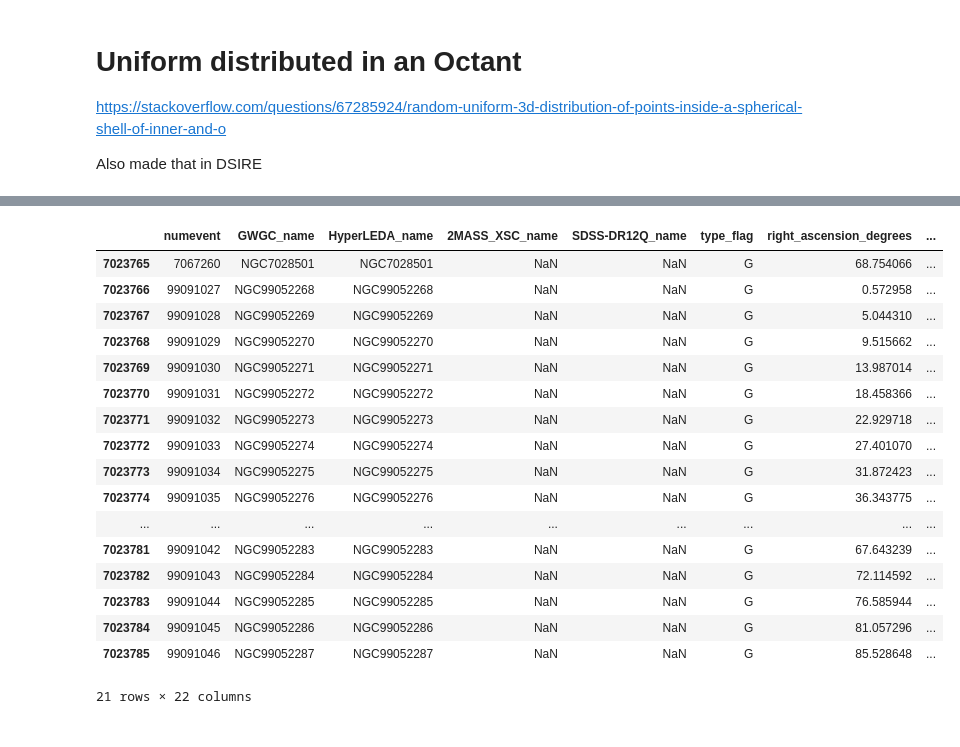
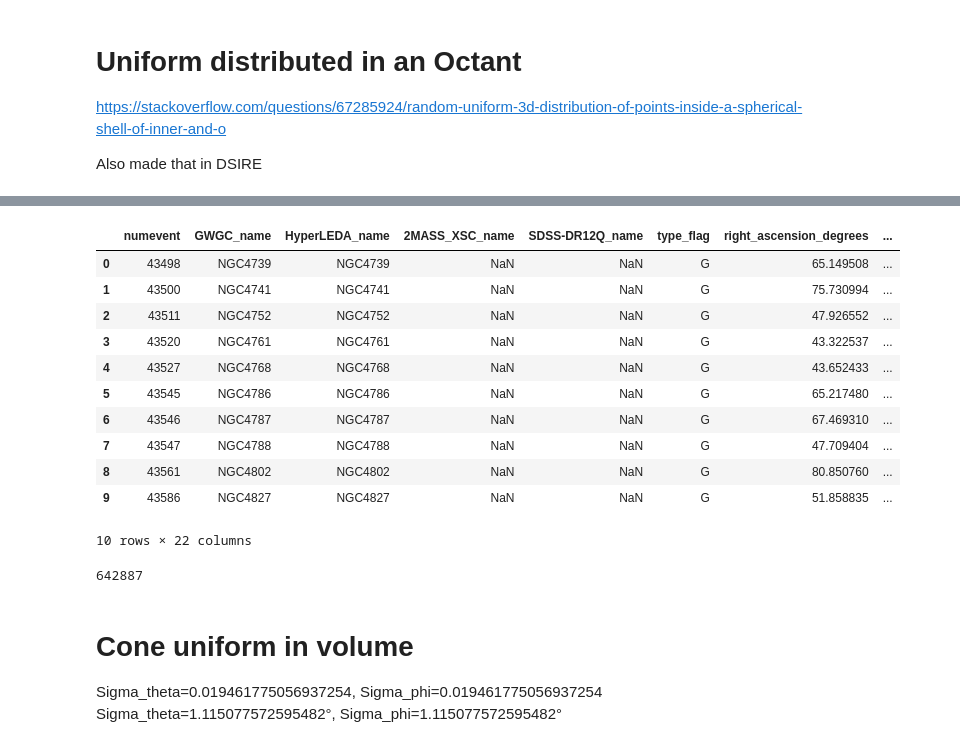
Before and after one commit to RCianca/DarkSirensStat, a Jupyter notebook: ProxyGenerator/GLADE-inator.ipynb, the cells around one changed output, grey strips where cells are left out. Saved outputs shown, nothing was run; the diff lists cells and outputs as text; code cells hidden in the pictures.

Commit message:
commit buffer: automatic placer DS and Host

```diff
--- a/ProxyGenerator/GLADE-inator.ipynb
+++ b/ProxyGenerator/GLADE-inator.ipynb
@@ -1299,7 +1320,7 @@ colnames=['numevent','GWGC_name','HyperLEDA_name','2MASS_XSC_name','SDSS-DR12Q_n
           ]
 tmp_host.columns=colnames
 # %%
-tmp_volume = pd.read_csv('GLADE_flagship_volume.txt', sep=" ", header=None, low_memory=False)
+tmp_volume = pd.read_csv('GLADE_flagship_volume_cone14.txt', sep=" ", header=None, low_memory=False)
 #print(df[20])#pandas lavora al contrario ossia [colonna][riga]
 colnames=['numevent','GWGC_name','HyperLEDA_name','2MASS_XSC_name','SDSS-DR12Q_name','type_flag','right_ascension_degrees',
           'declination_degrees','dl','err_lum_dist','z','app_B_mag','err_app_B_mag','abs_B_mag','app_J_mag',
@@ -1307,25 +1328,19 @@ colnames=['numevent','GWGC_name','HyperLEDA_name','2MASS_XSC_name','SDSS-DR12Q_n
           ]
 tmp_volume.columns=colnames
 # %%
-tmp_volume=tmp_volume.append(tmp_host, ignore_index=True)
-tmp_volume.tail(21)
+#tmp_volume=tmp_volume.append(tmp_host, ignore_index=True)
+tmp_volume.head(10)
 # %% [output]
 |  | numevent | GWGC_name | HyperLEDA_name | 2MASS_XSC_name | SDSS-DR12Q_name | type_flag | right_ascension_degrees | ... |
-| 7023765 | 7067260 | NGC7028501 | NGC7028501 | NaN | NaN | G | 68.754066 | ... |
-| 7023766 | 99091027 | NGC99052268 | NGC99052268 | NaN | NaN | G | 0.572958 | ... |
-| 7023767 | 99091028 | NGC99052269 | NGC99052269 | NaN | NaN | G | 5.044310 | ... |
-| 7023768 | 99091029 | NGC99052270 | NGC99052270 | NaN | NaN | G | 9.515662 | ... |
-| 7023769 | 99091030 | NGC99052271 | NGC99052271 | NaN | NaN | G | 13.987014 | ... |
-| 7023770 | 99091031 | NGC99052272 | NGC99052272 | NaN | NaN | G | 18.458366 | ... |
-| 7023771 | 99091032 | NGC99052273 | NGC99052273 | NaN | NaN | G | 22.929718 | ... |
-| 7023772 | 99091033 | NGC99052274 | NGC99052274 | NaN | NaN | G | 27.401070 | ... |
-| 7023773 | 99091034 | NGC99052275 | NGC99052275 | NaN | NaN | G | 31.872423 | ... |
-| 7023774 | 99091035 | NGC99052276 | NGC99052276 | NaN | NaN | G | 36.343775 | ... |
-| ... | ... | ... | ... | ... | ... | ... | ... | ... |
-| 7023781 | 99091042 | NGC99052283 | NGC99052283 | NaN | NaN | G | 67.643239 | ... |
-| 7023782 | 99091043 | NGC99052284 | NGC99052284 | NaN | NaN | G | 72.114592 | ... |
-| 7023783 | 99091044 | NGC99052285 | NGC99052285 | NaN | NaN | G | 76.585944 | ... |
-| 7023784 | 99091045 | NGC99052286 | NGC99052286 | NaN | NaN | G | 81.057296 | ... |
-| 7023785 | 99091046 | NGC99052287 | NGC99052287 | NaN | NaN | G | 85.528648 | ... |
+| 0 | 43498 | NGC4739 | NGC4739 | NaN | NaN | G | 65.149508 | ... |
+| 1 | 43500 | NGC4741 | NGC4741 | NaN | NaN | G | 75.730994 | ... |
+| 2 | 43511 | NGC4752 | NGC4752 | NaN | NaN | G | 47.926552 | ... |
+| 3 | 43520 | NGC4761 | NGC4761 | NaN | NaN | G | 43.322537 | ... |
+| 4 | 43527 | NGC4768 | NGC4768 | NaN | NaN | G | 43.652433 | ... |
+| 5 | 43545 | NGC4786 | NGC4786 | NaN | NaN | G | 65.217480 | ... |
+| 6 | 43546 | NGC4787 | NGC4787 | NaN | NaN | G | 67.469310 | ... |
+| 7 | 43547 | NGC4788 | NGC4788 | NaN | NaN | G | 47.709404 | ... |
+| 8 | 43561 | NGC4802 | NGC4802 | NaN | NaN | G | 80.850760 | ... |
+| 9 | 43586 | NGC4827 | NGC4827 | NaN | NaN | G | 51.858835 | ... |
-21 rows × 22 columns
+10 rows × 22 columns
 # %%
@@ -1332,0 +1358,8 @@ tmp_volume.to_csv('GLADE_flagship_volume_host.txt', header=None, index=None, sep
+# %%
+tmp_volume_host.shape[0]
+# %% [output]
+642887
+# %% [markdown]
+# Cone uniform in volume
+Sigma_theta=0.019461775056937254, Sigma_phi=0.019461775056937254
+Sigma_theta=1.115077572595482°, Sigma_phi=1.115077572595482°
```
Also changed, not shown: parts of 19 cells of this notebook, 3 other files.
